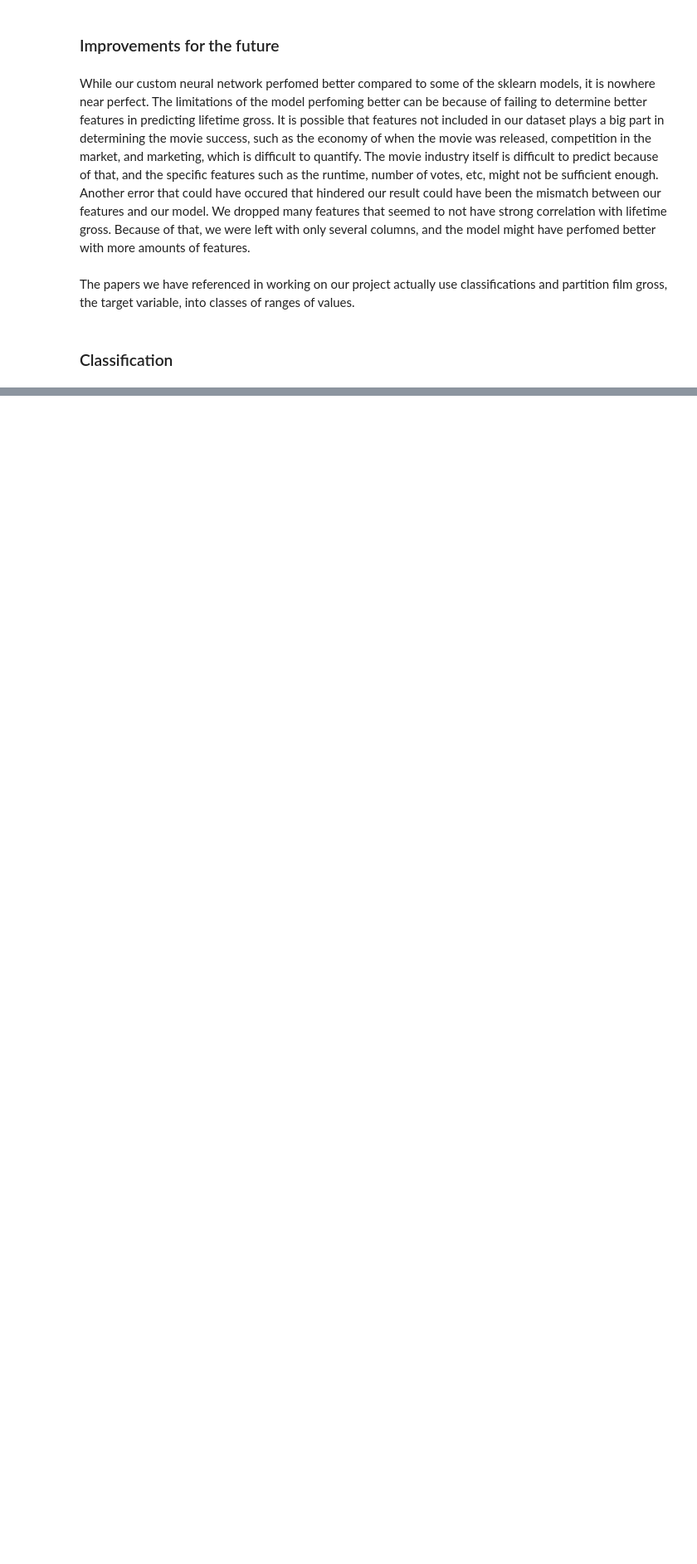
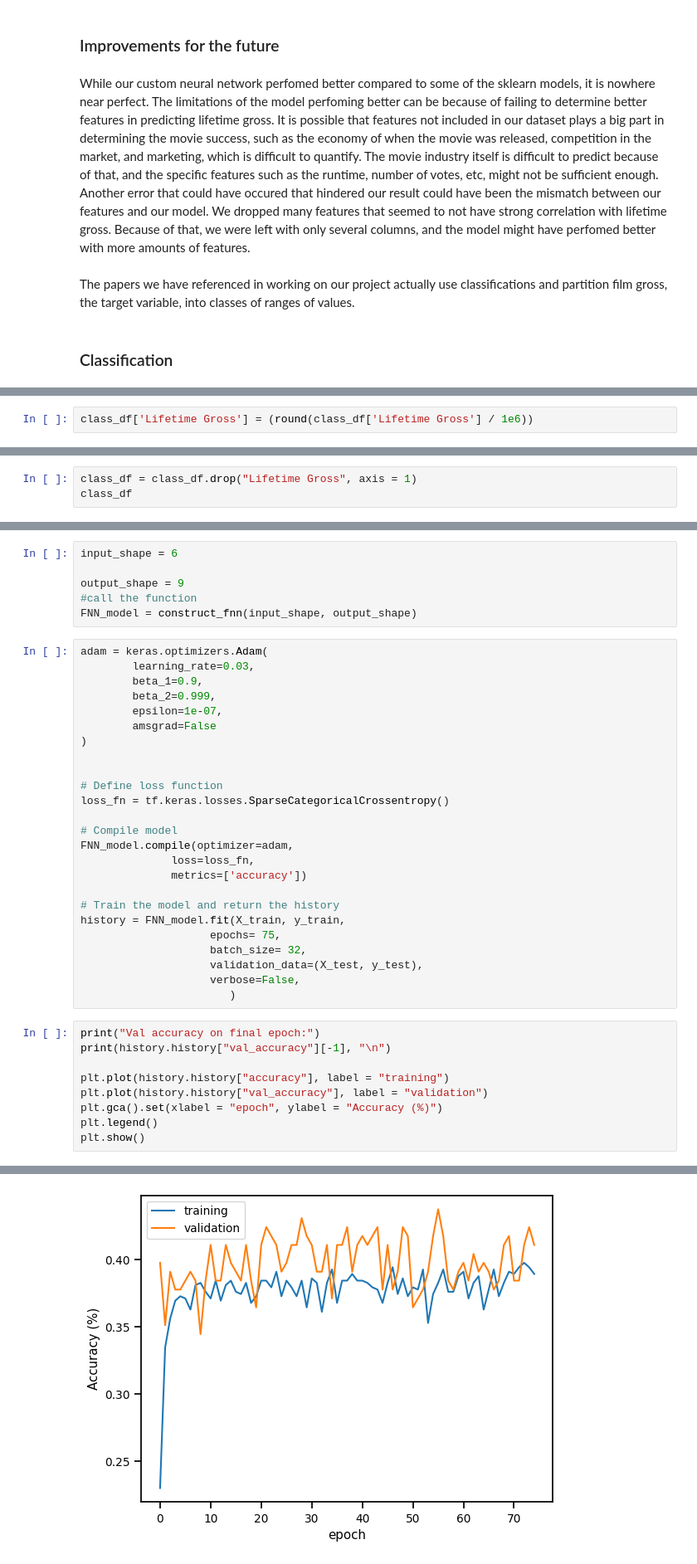
Before and after one commit to rhoyaki/PIC-16B-Final-Project, a Jupyter notebook: Movie Dataframe.ipynb, the cells around one changed output, grey strips where cells are left out. Shown at 83% size. Drawn from its saved outputs; the diff is of its cells as text; blank space fills up the shorter version.

```diff
--- a/Movie Dataframe.ipynb
+++ b/Movie Dataframe.ipynb
@@ -1016,0 +1099,2 @@ The papers we have referenced in working on our project actually use classificat
+# %%
+class_df['Lifetime Gross'] = (round(class_df['Lifetime Gross'] / 1e6))
@@ -1016,0 +1105,3 @@ The papers we have referenced in working on our project actually use classificat
+# %%
+class_df = class_df.drop("Lifetime Gross", axis = 1)
+class_df
@@ -1016,0 +1160,41 @@ The papers we have referenced in working on our project actually use classificat
+# %%
+input_shape = 6
+
+output_shape = 9
+#call the function
+FNN_model = construct_fnn(input_shape, output_shape)
+# %%
+adam = keras.optimizers.Adam(
+        learning_rate=0.03,
+        beta_1=0.9,
+        beta_2=0.999,
+        epsilon=1e-07,
+        amsgrad=False
+)
+
+
+# Define loss function
+loss_fn = tf.keras.losses.SparseCategoricalCrossentropy()
+
+# Compile model
+FNN_model.compile(optimizer=adam,
+              loss=loss_fn,
+              metrics=['accuracy'])
+
+# Train the model and return the history
+history = FNN_model.fit(X_train, y_train,
+                    epochs= 75,
+                    batch_size= 32,
+                    validation_data=(X_test, y_test),
+                    verbose=False,
+                       )
+# %%
+print("Val accuracy on final epoch:")
+print(history.history["val_accuracy"][-1], "\n")
+
+plt.plot(history.history["accuracy"], label = "training")
+plt.plot(history.history["val_accuracy"], label = "validation")
+plt.gca().set(xlabel = "epoch", ylabel = "Accuracy (%)")
+plt.legend()
+plt.show()
+# %% [output]
@@ -1016,0 +1203 @@ The papers we have referenced in working on our project actually use classificat
+[figure, added]
```
Also changed, not shown: parts of 33 cells of this notebook.
